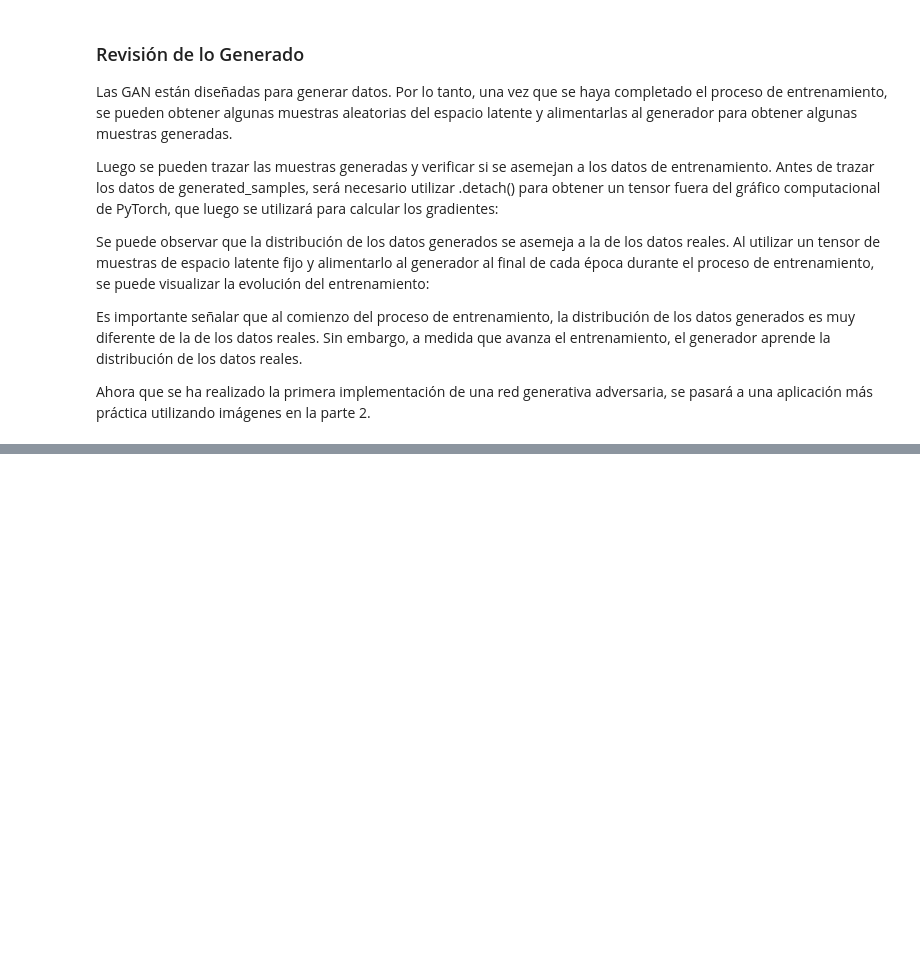
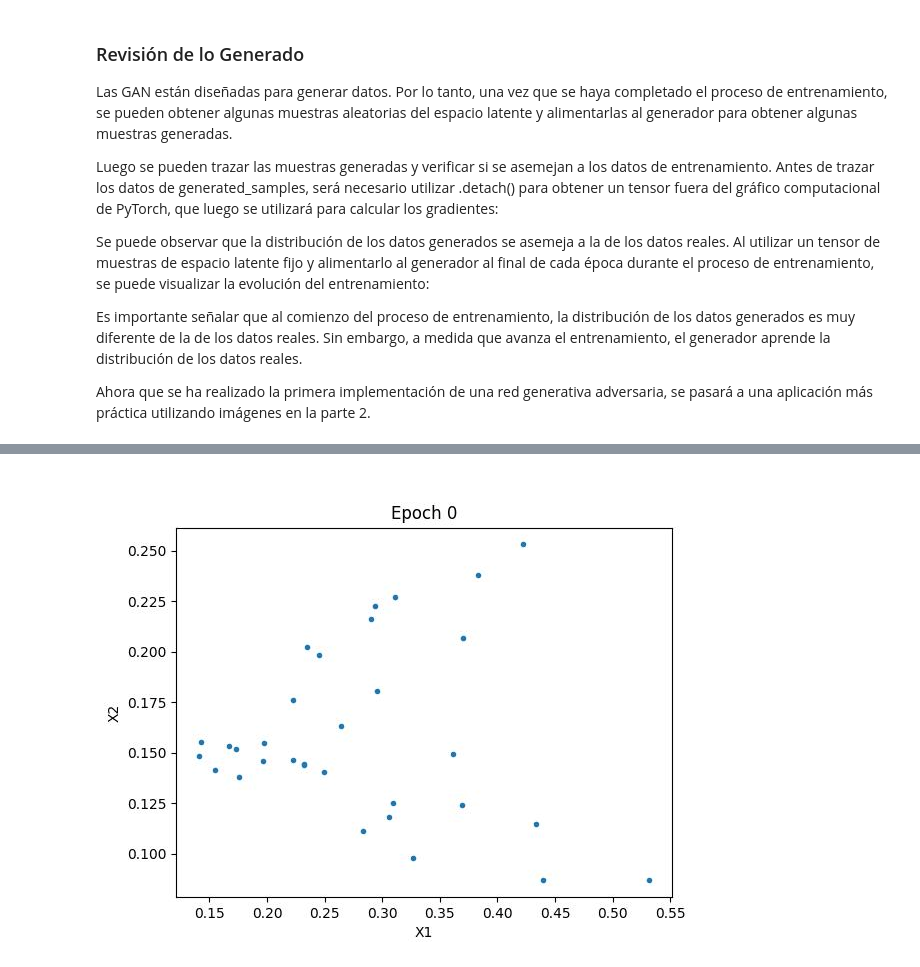
Before and after one commit to Dahernandezsilve/Lab06_DL, a Jupyter notebook: Lab6P1.ipynb, the cells around one changed output, grey strips where cells are left out. Drawn from its saved outputs; the diff is of its cells as text; code cells hidden in the pictures; blank space fills up the shorter version.

```diff
--- a/Lab6P1.ipynb
+++ b/Lab6P1.ipynb
@@ -193,7 +193,7 @@ train_data_length = 1024
 # train_data =
 # Hint: Puede necesitar torch.zeros
 # YOUR CODE HERE
-raise NotImplementedError()
+train_data = torch.zeros(train_data_length, 2)
 train_data[:, 0] = 2 * math.pi * torch.rand(train_data_length)
 train_data[:, 1] = torch.sin(train_data[:, 0])
 train_labels = torch.zeros(train_data_length)
@@ -201,7 +201,7 @@ train_labels = torch.zeros(train_data_length)
 # train_set =
 # Hint: Recuerde que esta debe ser una lista de tuplas
 # YOUR CODE HERE
-raise NotImplementedError()
+train_set = [(train_data[i], train_labels[i]) for i in range(train_data_length)]
 # %%
 batch_size = 32
 train_loader = torch.utils.data.DataLoader(
@@ -238,18 +238,21 @@ class Discriminator(nn.Module):
             # Dropout con probabilidad 30%
             # Nota: recuerden usar comas al final
             # YOUR CODE HERE
-            raise NotImplementedError()
+            nn.Linear(2, 256),
             nn.Linear(256, 128),
             nn.ReLU(),
             nn.Dropout(0.3),
             nn.Linear(128, 64),
             nn.ReLU(),
+
             # Aprox 3 lineas para
             # Dropout de 30%
             # Lineal de entrada que haga match y salida 1
             # Sigmoide
             # YOUR CODE HERE
-            raise NotImplementedError()
+            nn.Dropout(0.3),
+            nn.Linear(64, 1),
+            nn.Sigmoid()
         )
 
     def forward(self, x):
@@ -276,7 +279,10 @@ class Generator(nn.Module):
             # Lineal de 16 a 32
             # Activación RelU
             # YOUR CODE HERE
-            raise NotImplementedError()
+            nn.Linear(2, 16),
+            nn.ReLU(),
+            nn.Linear(16, 32),
+            nn.ReLU(),
             nn.Linear(32, 2),
         )
 
@@ -349,8 +355,7 @@ list_images = []
 # Aprox 1 linea para que decidan donde guardar un set de imagen que vamos a generar de las graficas
 # path_imgs =
 # YOUR CODE HERE
-raise NotImplementedError()
-
+path_imgs = "imgs/"
 random.seed(seed_)
 np.random.seed(seed_)
 torch.manual_seed(seed_)
@@ -380,14 +385,15 @@ for epoch in range(num_epochs):
         # setear el discriminador en zero_grad
         # output_discriminator =
         # YOUR CODE HERE
-        raise NotImplementedError()
-        loss_discriminator = loss_function(
-            output_discriminator, all_samples_labels)
+        discriminator.zero_grad()
+        output_discriminator = discriminator(all_samples)
+        loss_discriminator = loss_function(output_discriminator, all_samples_labels)
         # Aprox dos lineas para
         # llamar al paso backward sobre el loss_discriminator
         # llamar al optimizador sobre optimizer_discriminator
         # YOUR CODE HERE
-        raise NotImplementedError()
+        loss_discriminator.backward()
+        optimizer_discriminator.step()
 
         # Data for training the generator
         latent_space_samples = torch.randn((batch_size, 2))
@@ -397,17 +403,18 @@ for epoch in range(num_epochs):
         # setear el generador en zero_grad
         # output_discriminator =
         # YOUR CODE HERE
-        raise NotImplementedError()
+
+        generator.zero_grad()
+        generated_samples = generator(latent_space_samples)
         output_discriminator_generated = discriminator(generated_samples)
-        loss_generator = loss_function(
-            output_discriminator_generated, real_samples_labels
-        )
+        loss_generator = loss_function(output_discriminator_generated, real_samples_labels)
 
         # Aprox dos lineas para
         # llamar al paso backward sobre el loss_generator
         # llamar al optimizador sobre optimizer_generator
         # YOUR CODE HERE
-        raise NotImplementedError()
+        loss_generator.backward()
+        optimizer_generator.step()
 
         # Guardamos las imagenes
         if epoch % 2 == 0 and n ==  batch_size - 1:
@@ -461,16 +498,18 @@ plt.title("Final Plot")
 # %%
 # Visualización del progreso de entrenamiento
 # Para que esto se ve bien, por favor reinicien el kernel y corran todo el notebook
 
 from PIL import Image
 from IPython.display import display, Image as IPImage
 
 images = [Image.open(path) for path in list_images]
 
 # Save the images as an animated GIF
-gif_path = "animation.gif"  # Specify the path for the GIF file
+gif_path = "animation1.gif"  # Specify the path for the GIF file
 images[0].save(gif_path, save_all=True, append_images=images[1:], loop=0, duration=300)
 display(IPImage(filename=gif_path))
+# %% [output]
+[figure, added]
 # %% [markdown]
 *Las respuestas de estas preguntas representan el 10% de este notebook*
 
```
Also changed, not shown: parts of 6 cells of this notebook, 51 other files.
